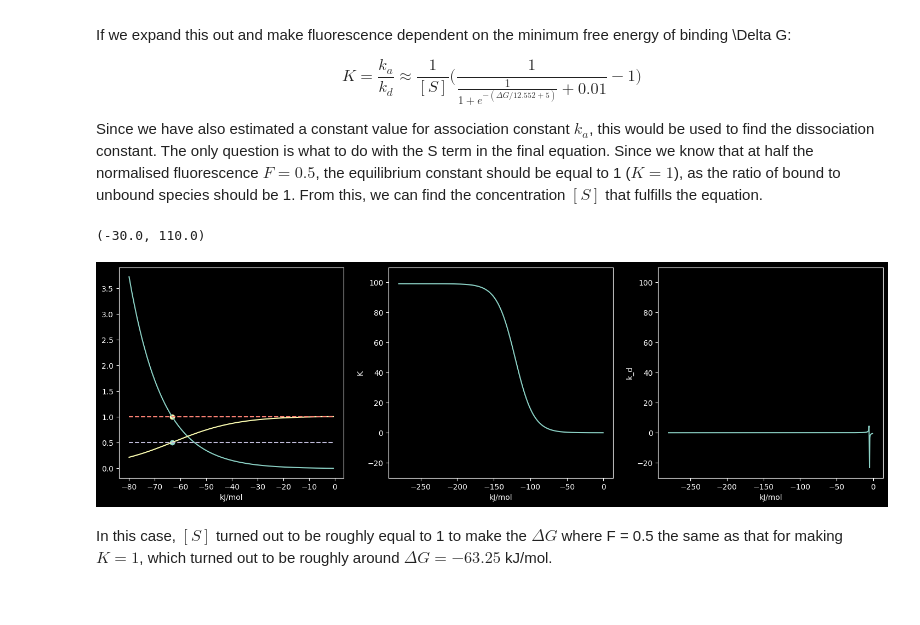
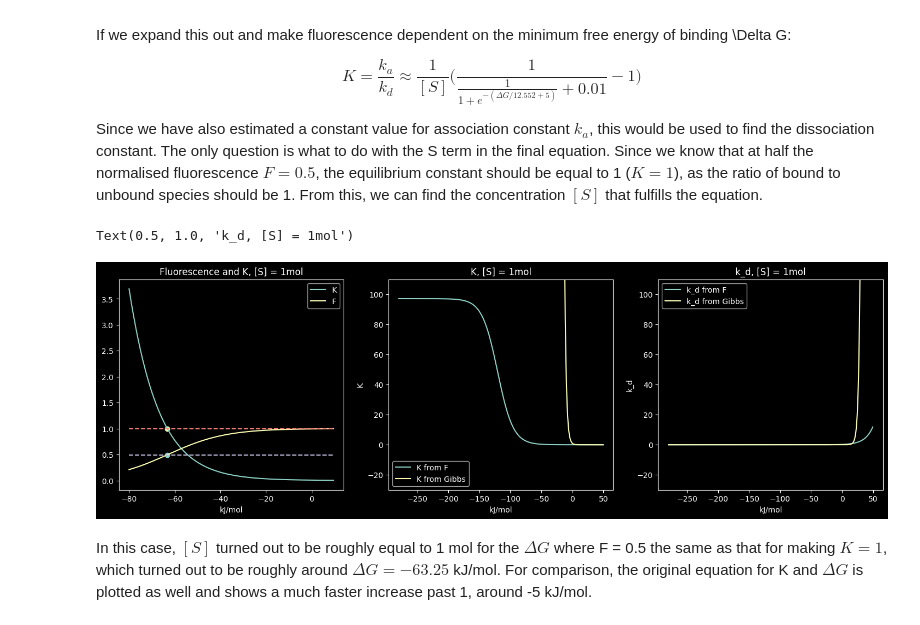
Before and after one commit to olive004/synbio_morpher, a Jupyter notebook: explanations/binding_energy.ipynb, the cells around one changed output. Cells and saved outputs as stored; diff of their text form; code cells hidden in the pictures.

```diff
--- a/explanations/binding_energy.ipynb
+++ b/explanations/binding_energy.ipynb
@@ -19,17 +19,17 @@ def j_to_cal(E_j):
 
 def binding_energy_sigmoid(E):
     """ The binding energy is in units of kcal/mol """
-    F = 1/(1+np.exp(-(E/3 + 5))) + 0.01
+    F = (1-0.01)/(1+np.exp(-(E/3 + 5))) + 0.01
     return F
 
 
 def binding_energy_sigmoid_J(E):
     """ The binding energy is in units of kJ/mol """
-    F = 1/(1+np.exp(-(E/12.552 + 5))) + 0.01
+    F = (1-0.01)/(1+np.exp(-(E/12.552 + 5))) + 0.01
     return F
 
 
-E = np.arange(-60, 0, 0.5)
+E = np.arange(-60, 10, 0.5)
 
 plt.figure(figsize=(14, 3))
 ax = plt.subplot(1, 2, 1)
@@ -81,12 +81,17 @@ Since we have also estimated a constant value for association constant $k_a$, th
 # %%
 def F(E):
     """ kJ/mol """
-    return 1/(1+np.exp(-(E/12.552 + 5))) + 0.01
+    F = (1-0.01)/(1+np.exp(-(E/12.552 + 5))) + 0.01
+    return F
+    # return 1/(1+np.exp(-(E/3 + 5))) + 0.01
 
 
 def gibbs_K(E):
-
-    return
+    """ In kJ/mol. dG = - RT ln(K) """
+    RT = 8.314 * 310
+    E = E * 1000
+    K = np.exp(-E/(RT))
+    return K
 
 
 def equilibrium_constant_fluorescence(E, initial):
@@ -94,44 +99,54 @@ def equilibrium_constant_fluorescence(E, initial):
     return 1/initial * (1/F(E) - 1)
 
 
-
-
-E = np.arange(-80, 0, 0.5)
+E = np.arange(-80, 10, 0.5)
 E_F_half = -63.25
 initial = 1/1 * (1/F(E_F_half) - 1)
 k_a = 0.0015
 
 
 plt.figure(figsize=(18, 5))
 ax = plt.subplot(1, 3, 1)
 plt.plot(
     E,
-    equilibrium_constant_fluorescence(E, initial)
+    equilibrium_constant_fluorescence(E, initial),
+    label='K'
 )
 plt.xlabel('kJ/mol')
 # plt.yscale('log')
 plt.plot(
     E,
-    F(E)
+    F(E),
+    label='F'
 )
 plt.scatter(E_F_half, F(E_F_half))
 plt.scatter(E_F_half, equilibrium_constant_fluorescence(E_F_half, initial))
 plt.plot(E, np.ones_like(E) * F(E_F_half), '--')
 plt.plot(E, np.ones_like(E) * equilibrium_constant_fluorescence(E_F_half, initial), '--')
+plt.legend()
+plt.title('Fluorescence and K, [S] = 1mol')
 
 ax = plt.subplot(1, 3, 2)
-E2 = np.arange(-280, 0, 0.5)
-plt.plot(E2, equilibrium_constant_fluorescence(E2, initial))
+E2 = np.arange(-280, 50, 0.5)
+plt.plot(E2, equilibrium_constant_fluorescence(E2, initial), label='K from F')
+plt.plot(E2, gibbs_K(E2), label='K from Gibbs')
+plt.legend()
 plt.xlabel('kJ/mol')
 plt.ylabel('K')
 plt.ylim(-30, 110)
+plt.title('K, [S] = 1mol')
+
 ax = plt.subplot(1, 3, 3)
-plt.plot(E2, k_a/equilibrium_constant_fluorescence(E2, initial))
+plt.plot(E2, k_a/equilibrium_constant_fluorescence(E2, initial), label='k_d from F')
+plt.plot(E2, k_a/gibbs_K(E2), label='k_d from Gibbs')
+plt.legend()
 plt.xlabel('kJ/mol')
 plt.ylabel('k_d')
 plt.ylim(-30, 110)
+plt.title('k_d, [S] = 1mol')
 # %% [output]
-(-30.0, 110.0)
+Text(0.5, 1.0, 'k_d, [S] = 1mol')
-[figure, old version]
+[figure, new version]
 # %% [markdown]
-In this case, $[S]$ turned out to be roughly equal to 1 to make the $\Delta G$ where F = 0.5 the same as that for making $K = 1$, which turned out to be roughly around $\Delta G = - 63.25$ kJ/mol.
+In this case, $[S]$ turned out to be roughly equal to 1 mol for the $\Delta G$ where F = 0.5 the same as that for making $K = 1$, which turned out to be roughly around $\Delta G = - 63.25$ kJ/mol.
+For comparison, the original equation for K and $\Delta G$ is plotted as well and shows a much faster increase past 1, around -5 kJ/mol.
```
Also changed, not shown: parts of 2 cells of this notebook.
